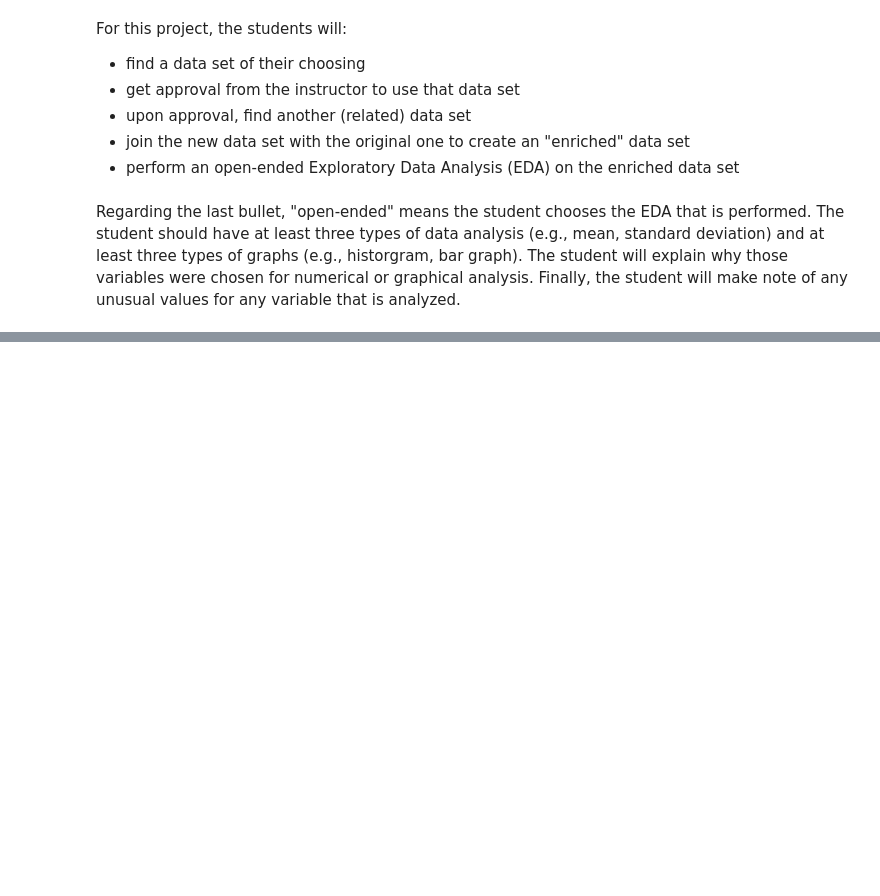
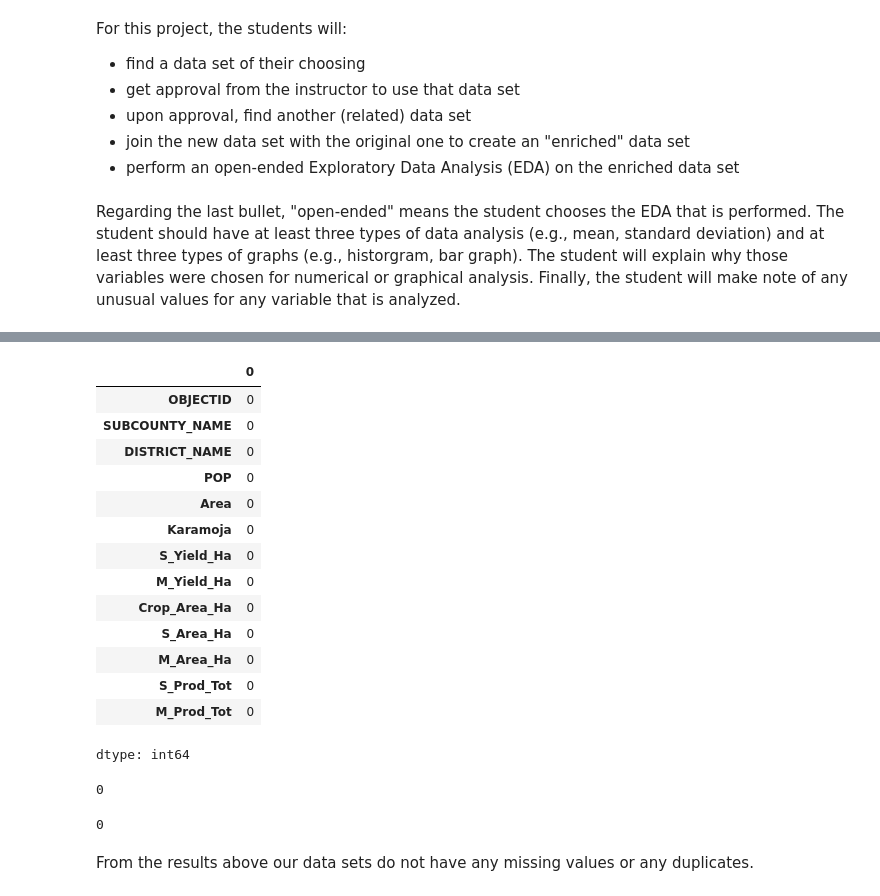
Before and after one commit to SMayienda/End-Project, a Jupyter notebook: KARAMOJA_PROJECT_.ipynb, the cells around one changed output, grey strips where cells are left out. Cells and saved outputs as stored; diff of their text form; code cells hidden in the pictures; blank space fills up the shorter version.

```diff
--- a/KARAMOJA_PROJECT_.ipynb
+++ b/KARAMOJA_PROJECT_.ipynb
@@ -107,0 +172,28 @@ karamoja.duplicated().sum()
+# %%
+karamoja_subcounty.isnull().sum()
+# %% [output]
+|  | 0 |
+| OBJECTID | 0 |
+| SUBCOUNTY_NAME | 0 |
+| DISTRICT_NAME | 0 |
+| POP | 0 |
+| Area | 0 |
+| Karamoja | 0 |
+| S_Yield_Ha | 0 |
+| M_Yield_Ha | 0 |
+| Crop_Area_Ha | 0 |
+| S_Area_Ha | 0 |
+| M_Area_Ha | 0 |
+| S_Prod_Tot | 0 |
+| M_Prod_Tot | 0 |
+dtype: int64
+# %%
+karamoja_district.duplicated().sum()
+# %% [output]
+0
+# %%
+karamoja_subcounty.duplicated().sum()
+# %% [output]
+0
+# %% [markdown]
+From the results above our data sets do not have any missing values or any duplicates.
```
Also changed, not shown: parts of 39 cells of this notebook.
